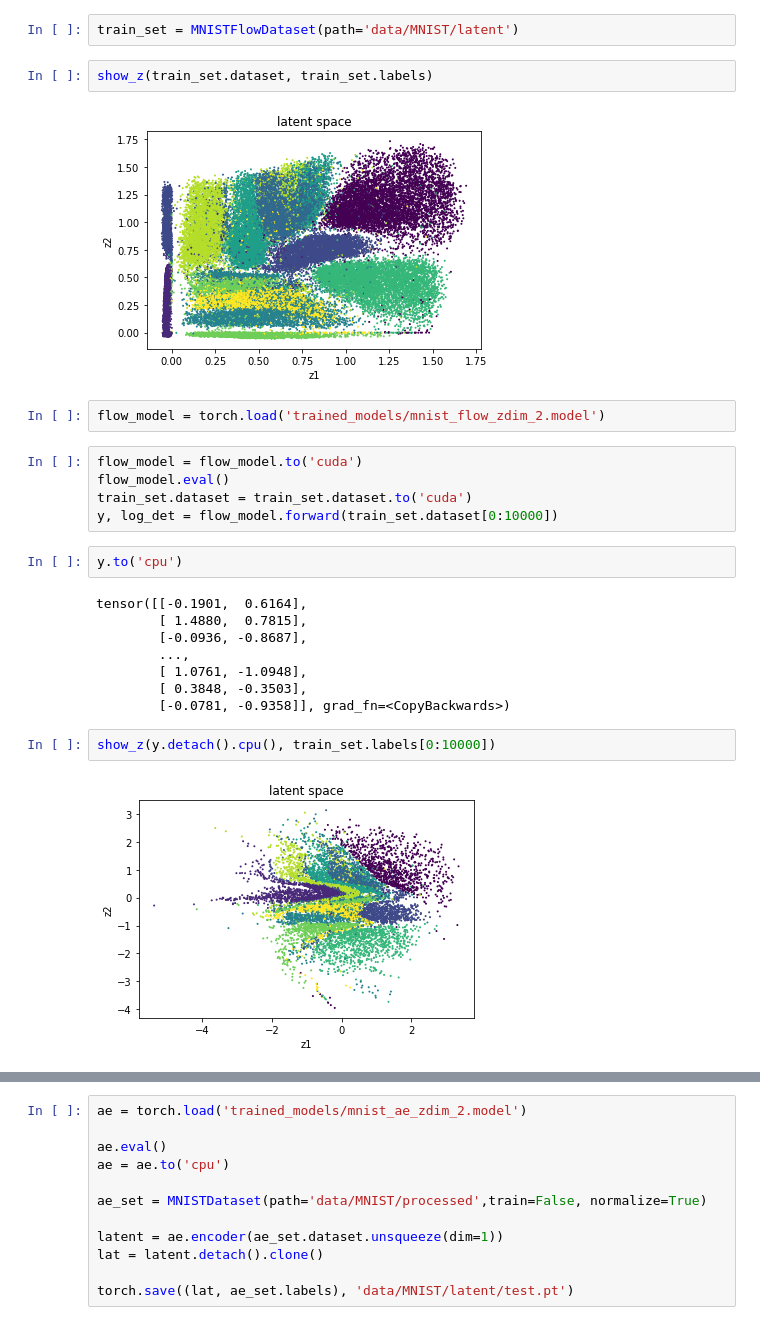
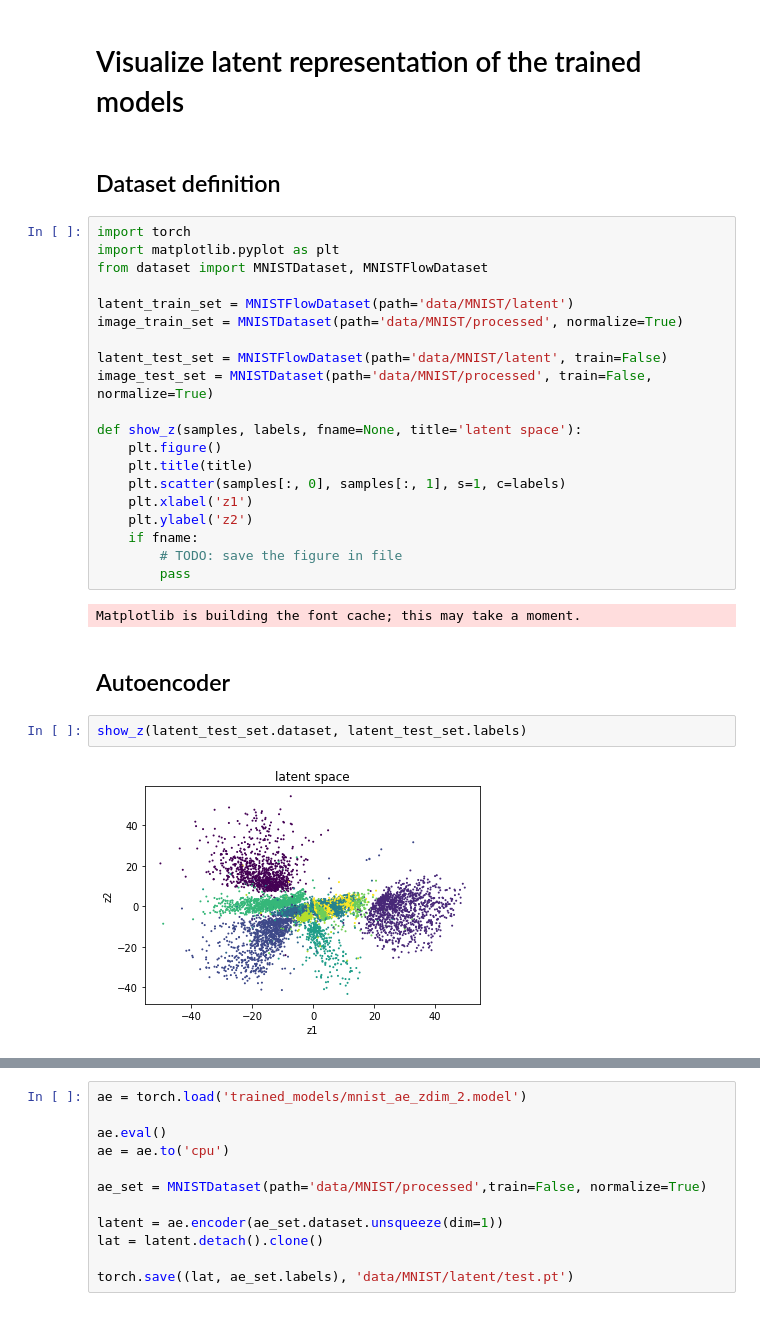
Before and after one commit to shresthasagar/ae_flow, a Jupyter notebook: plot.ipynb, the cells around one changed output, grey strips where cells are left out. Drawn from its saved outputs; the diff is of its cells as text.

```diff
--- a/plot.ipynb
+++ b/plot.ipynb
@@ -5,27 +1,32 @@ from dataset import MNISTDataset, MNISTFlowDataset
-# %%
-train_set = MNISTFlowDataset(path='data/MNIST/latent')
+# %% [markdown]
+# Visualize latent representation of the trained models
+# %% [markdown]
+## Dataset definition
+# %%
+import torch
+import matplotlib.pyplot as plt
+from dataset import MNISTDataset, MNISTFlowDataset
+
+latent_train_set = MNISTFlowDataset(path='data/MNIST/latent')
+image_train_set = MNISTDataset(path='data/MNIST/processed', normalize=True)
+
+latent_test_set = MNISTFlowDataset(path='data/MNIST/latent', train=False)
+image_test_set = MNISTDataset(path='data/MNIST/processed', train=False, normalize=True)
+
+def show_z(samples, labels, fname=None, title='latent space'):
+    plt.figure()
+    plt.title(title)
+    plt.scatter(samples[:, 0], samples[:, 1], s=1, c=labels)
+    plt.xlabel('z1')
+    plt.ylabel('z2')
+    if fname:
+        # TODO: save the figure in file
+        pass
+# %% [output]
+Matplotlib is building the font cache; this may take a moment.
+# %% [markdown]
+## Autoencoder
 # %%
-show_z(train_set.dataset, train_set.labels)
+show_z(latent_test_set.dataset, latent_test_set.labels)
 # %% [output]
-[figure, old version]
+[figure, new version]
-# %%
-flow_model = torch.load('trained_models/mnist_flow_zdim_2.model')
-# %%
-flow_model = flow_model.to('cuda')
-flow_model.eval()
-train_set.dataset = train_set.dataset.to('cuda')
-y, log_det = flow_model.forward(train_set.dataset[0:10000])
-# %%
-y.to('cpu')
-# %% [output]
-tensor([[-0.1901,  0.6164],
-        [ 1.4880,  0.7815],
-        [-0.0936, -0.8687],
-        ...,
-        [ 1.0761, -1.0948],
-        [ 0.3848, -0.3503],
-        [-0.0781, -0.9358]], grad_fn=<CopyBackwards>)
-# %%
-show_z(y.detach().cpu(), train_set.labels[0:10000])
-# %% [output]
-[figure, removed]
```
Also changed, not shown: parts of 14 cells of this notebook, 10 other files.
